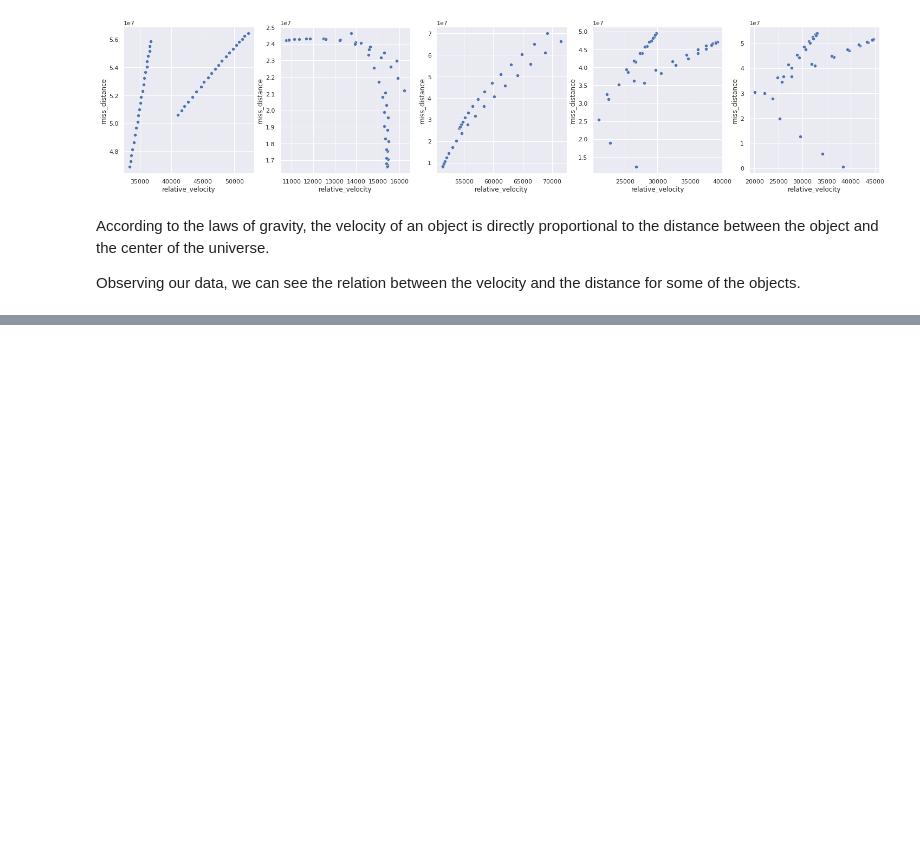
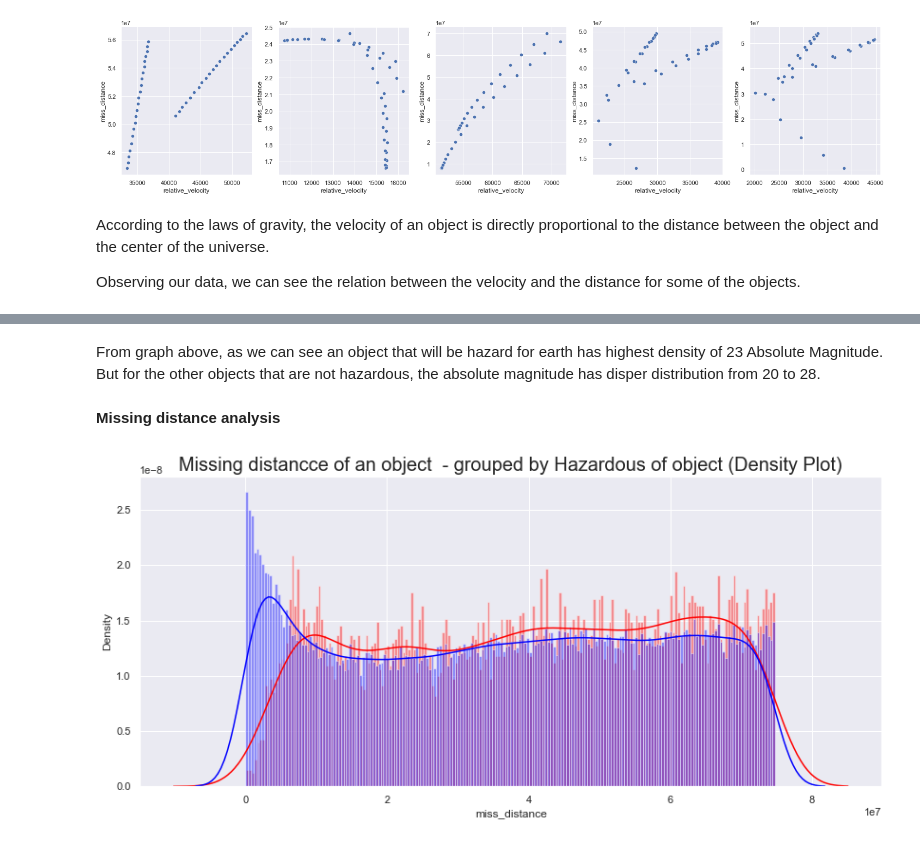
Before and after one commit to NikkiSatmaka/nasa-nearest-object, a Jupyter notebook: nasa_classification.ipynb, the cells around one changed output, grey strips where cells are left out. Cells and saved outputs as stored; diff of their text form; code cells hidden in the pictures; blank space fills up the shorter version.

```diff
--- a/nasa_classification.ipynb
+++ b/nasa_classification.ipynb
@@ -487,0 +505,15 @@ Observing our data, we can see the relation between the velocity and the distanc
+# %% [markdown]
+From graph above, as we can see an object that will be hazard for earth has highest density of 23 Absolute Magnitude. But for the other objects that are not hazardous, the absolute magnitude has disper distribution from 20 to 28.
+# %% [markdown]
+**Missing distance analysis**
+# %%
+class_0 = df.loc[df['hazardous'] == False]["miss_distance"]
+class_1 = df.loc[df['hazardous'] == True]["miss_distance"]
+plt.figure(figsize = (14,6))
+plt.title('Missing distancce of an object  - grouped by Hazardous of object (Density Plot)', fontsize=20)
+sns.set_color_codes("pastel")
+sns.distplot(class_1,kde=True,bins=200, color="red")
+sns.distplot(class_0,kde=True,bins=200, color="blue")
+plt.show()
+# %% [output]
+[figure, added]
```
Also changed, not shown: parts of 16 cells of this notebook.
